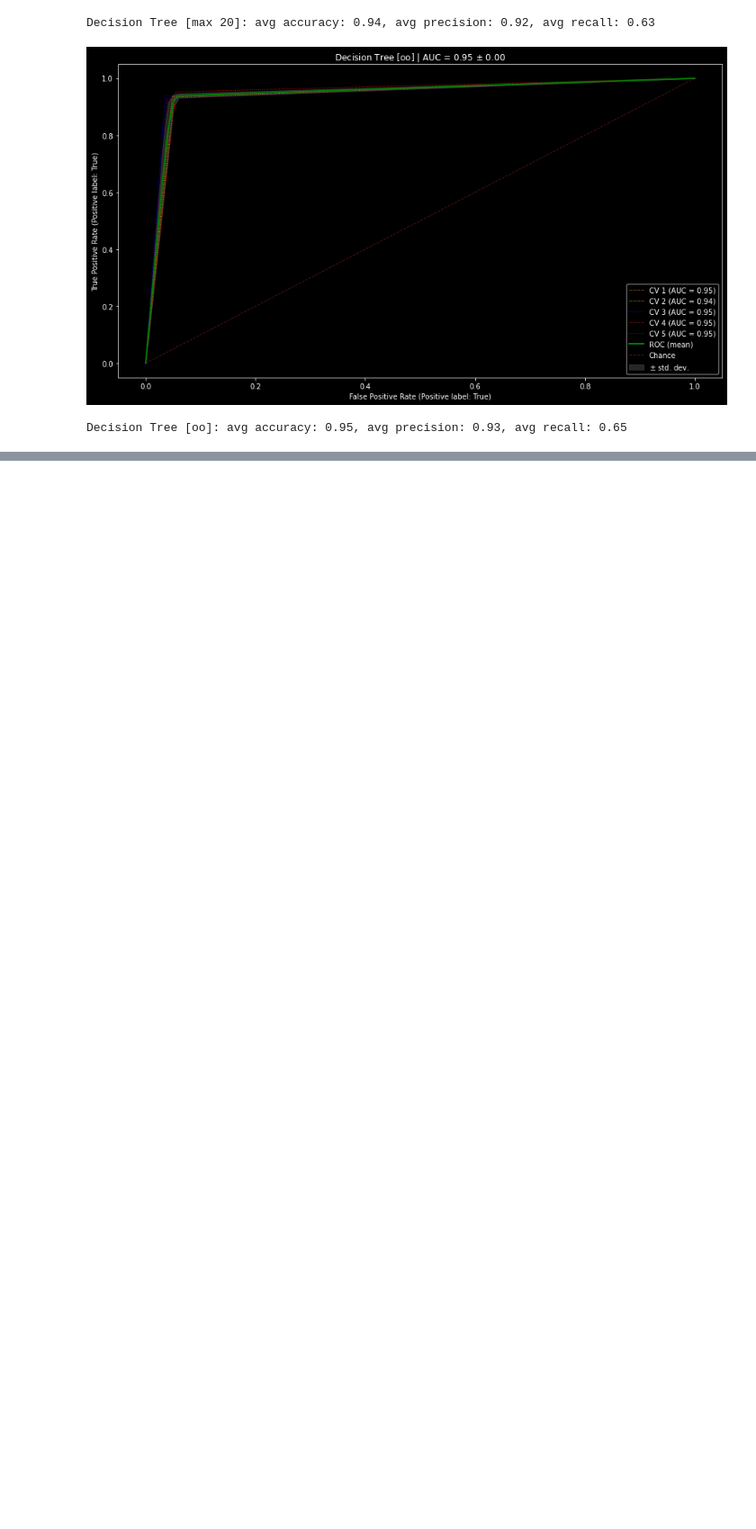
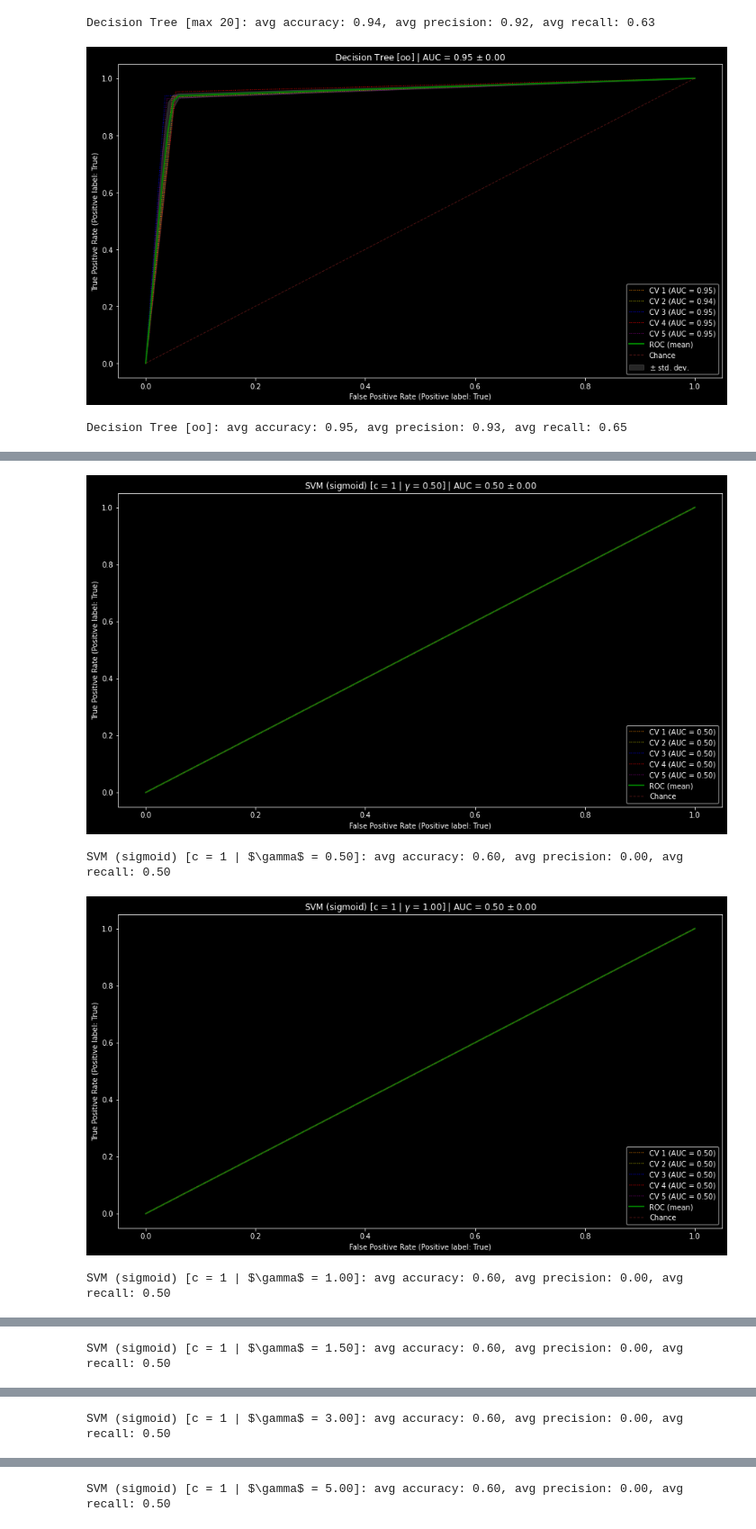
Before and after one commit to hjcostabr76/ml, a Jupyter notebook: classification/case-koi/nb_koi.ipynb, the cells around one changed output, grey strips where cells are left out. Shown at 90% size. Drawn from its saved outputs; the diff is of its cells as text; code cells hidden in the pictures; blank space fills up the shorter version.

```diff
--- a/classification/case-koi/nb_koi.ipynb
+++ b/classification/case-koi/nb_koi.ipynb
@@ -148,0 +147,3 @@ Decision Tree [oo]: avg accuracy: 0.95, avg precision: 0.93, avg recall: 0.65
+# %%
+cValues = [1, 2, 3, 5, 8]
+gammaValues = [.5, 1, 1.5, 3, 5] # ['scale', 'auto']
@@ -148,0 +152,7 @@ Decision Tree [oo]: avg accuracy: 0.95, avg precision: 0.93, avg recall: 0.65
+# %%
+for c in cValues:
+    title = r"SVM (linear) [c = %d]" % (c)
+    classifier = svm.SVC(C=c, kernel='linear')
+    accuracies, precisions, recalls = cv_and_roc(classifier=classifier, title=title, X=X, y=y, k=2, colors=colors)
+    print(r"%s: avg accuracy: %.2f, avg precision: %.2f, avg recall: %.2f" % (title, accuracies.mean(), precisions.mean(), recalls.mean()))
+    break
@@ -148,0 +161,13 @@ Decision Tree [oo]: avg accuracy: 0.95, avg precision: 0.93, avg recall: 0.65
+# %%
+for c in cValues:
+    for gamma in gammaValues:
+        title = r"SVM (sigmoid) [c = %d | $\gamma$ = %.2f]" % (c, gamma)
+        classifier = svm.SVC(C=c, kernel='sigmoid', gamma=gamma)
+        accuracies, precisions, recalls = cv_and_roc(classifier=classifier, title=title, X=X, y=y, k=k, colors=colors)
+        print(r"%s: avg accuracy: %.2f, avg precision: %.2f, avg recall: %.2f" % (title, accuracies.mean(), precisions.mean(), recalls.mean()))
+    break
+# %% [output]
+[figure, added]
+SVM (sigmoid) [c = 1 | $\gamma$ = 0.50]: avg accuracy: 0.60, avg precision: 0.00, avg recall: 0.50
+[figure, added]
+SVM (sigmoid) [c = 1 | $\gamma$ = 1.00]: avg accuracy: 0.60, avg precision: 0.00, avg recall: 0.50
@@ -148,0 +175 @@ Decision Tree [oo]: avg accuracy: 0.95, avg precision: 0.93, avg recall: 0.65
+SVM (sigmoid) [c = 1 | $\gamma$ = 1.50]: avg accuracy: 0.60, avg precision: 0.00, avg recall: 0.50
@@ -148,0 +177 @@ Decision Tree [oo]: avg accuracy: 0.95, avg precision: 0.93, avg recall: 0.65
+SVM (sigmoid) [c = 1 | $\gamma$ = 3.00]: avg accuracy: 0.60, avg precision: 0.00, avg recall: 0.50
@@ -148,0 +179 @@ Decision Tree [oo]: avg accuracy: 0.95, avg precision: 0.93, avg recall: 0.65
+SVM (sigmoid) [c = 1 | $\gamma$ = 5.00]: avg accuracy: 0.60, avg precision: 0.00, avg recall: 0.50
```
Also changed, not shown: parts of 10 cells of this notebook.
